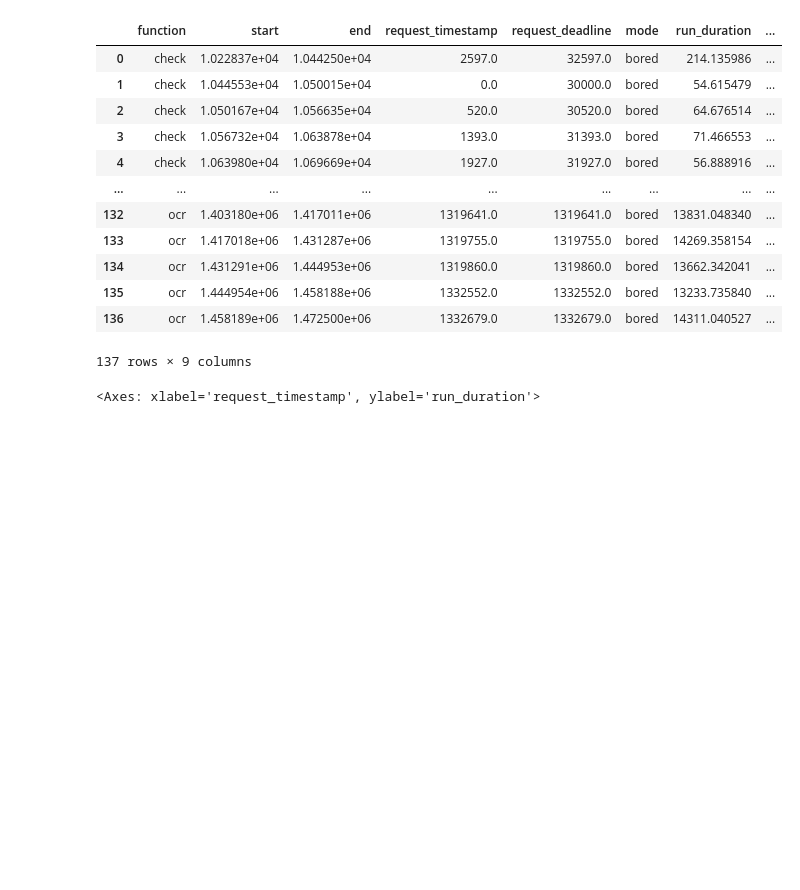
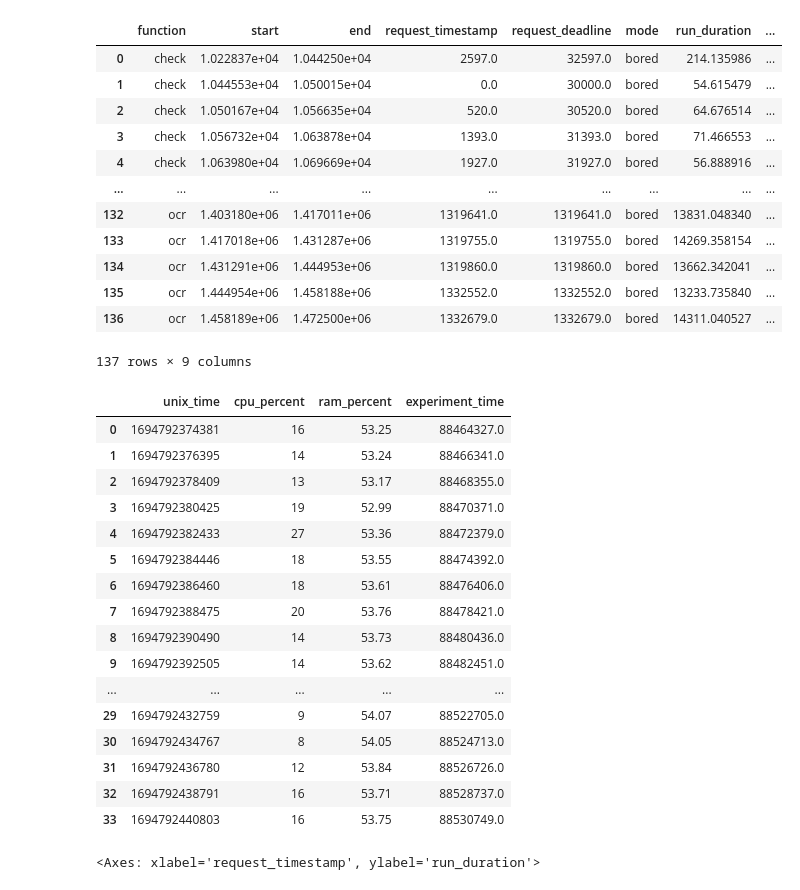
Before and after one commit to umbrellerde/nuclio, a Jupyter notebook: profaastinate/evaluation/stats/stats.ipynb, the cells around one changed output. Cells and saved outputs as stored; diff of their text form; code cells hidden in the pictures; blank space fills up the shorter version.

```diff
--- a/profaastinate/evaluation/stats/stats.ipynb
+++ b/profaastinate/evaluation/stats/stats.ipynb
@@ -49,6 +50,45 @@ df
 | 135 | ocr | 1.444954e+06 | 1.458188e+06 | 1332552.0 | 1332552.0 | bored | 13233.735840 | ... |
 | 136 | ocr | 1.458189e+06 | 1.472500e+06 | 1332679.0 | 1332679.0 | bored | 14311.040527 | ... |
 137 rows × 9 columns
+# %%
+# If you want all CPU usage values in the df set this to False
+ONLY_RELEVANT_CPU = True
+
+smaller_dfs = []
+for file_name in glob.glob("*.csv", root_dir="usage/"):
+    if ONLY_RELEVANT_CPU:
+        start_ts = int(file_name.split("_")[3])
+        if start_ts > last_experiment_timestamp or start_ts < min_timestamp - 1000*60*60*24:
+            continue
+    with open("usage/" + file_name) as f:
+        smaller_dfs.append(pd.read_csv(f))
+usage_df = pd.concat(smaller_dfs)
+usage_df["experiment_time"] = usage_df["unix_time"] - min_timestamp
+
+if ONLY_RELEVANT_CPU:
+    # Delete all values 10 seconds after the last call ended and 10 seconds before the first call started
+    usage_df = usage_df[usage_df["experiment_time"] <= (last_experiment_timestamp + 10000)]
+    usage_df = usage_df[usage_df["experiment_time"] >= (min_timestamp - 10000)]
+
+usage_df
+# %% [output]
+|  | unix_time | cpu_percent | ram_percent | experiment_time |
+| 0 | 1694792374381 | 16 | 53.25 | 88464327.0 |
+| 1 | 1694792376395 | 14 | 53.24 | 88466341.0 |
+| 2 | 1694792378409 | 13 | 53.17 | 88468355.0 |
+| 3 | 1694792380425 | 19 | 52.99 | 88470371.0 |
+| 4 | 1694792382433 | 27 | 53.36 | 88472379.0 |
+| 5 | 1694792384446 | 18 | 53.55 | 88474392.0 |
+| 6 | 1694792386460 | 18 | 53.61 | 88476406.0 |
+| 7 | 1694792388475 | 20 | 53.76 | 88478421.0 |
+| 8 | 1694792390490 | 14 | 53.73 | 88480436.0 |
+| 9 | 1694792392505 | 14 | 53.62 | 88482451.0 |
+| ... | ... | ... | ... | ... |
+| 29 | 1694792432759 | 9 | 54.07 | 88522705.0 |
+| 30 | 1694792434767 | 8 | 54.05 | 88524713.0 |
+| 31 | 1694792436780 | 12 | 53.84 | 88526726.0 |
+| 32 | 1694792438791 | 16 | 53.71 | 88528737.0 |
+| 33 | 1694792440803 | 16 | 53.75 | 88530749.0 |
 # %%
 sns.scatterplot(data=df, x="request_timestamp", y="run_duration", hue="function")
 # %% [output]
```
Also changed, not shown: parts of 2 cells of this notebook, 7 other files.
